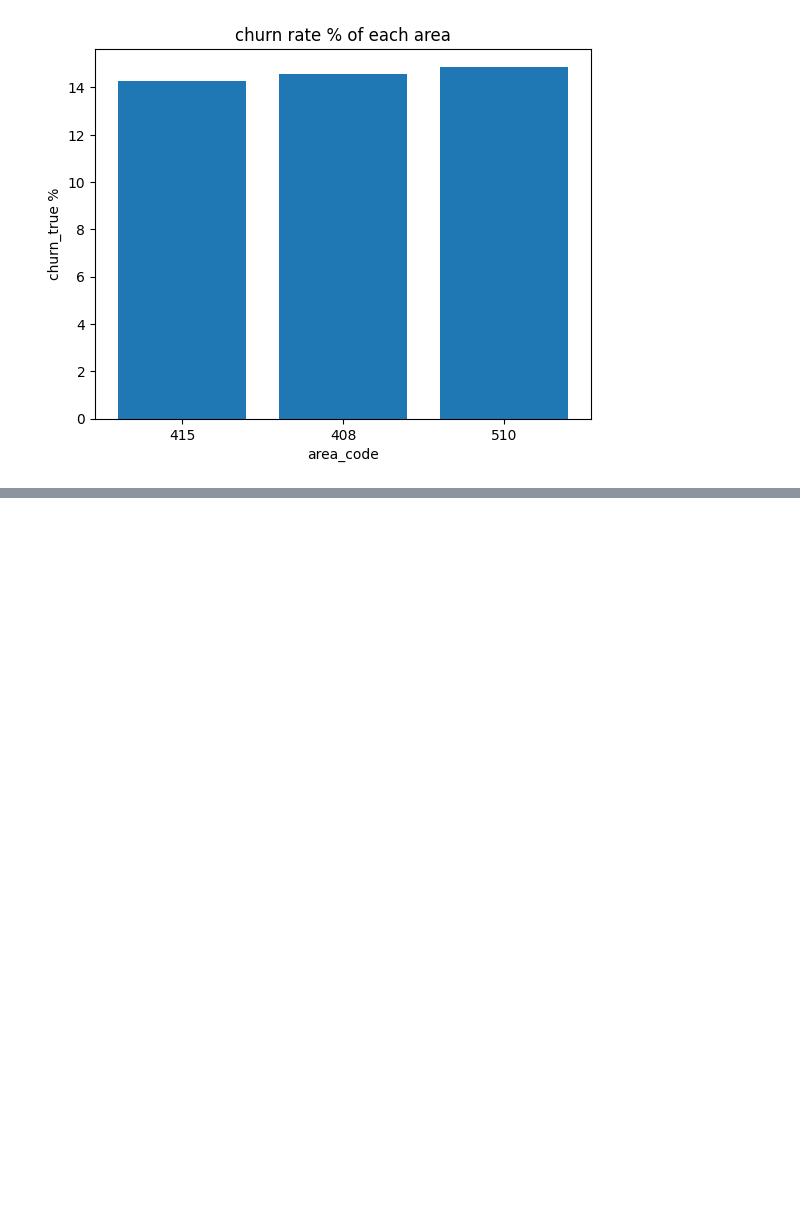
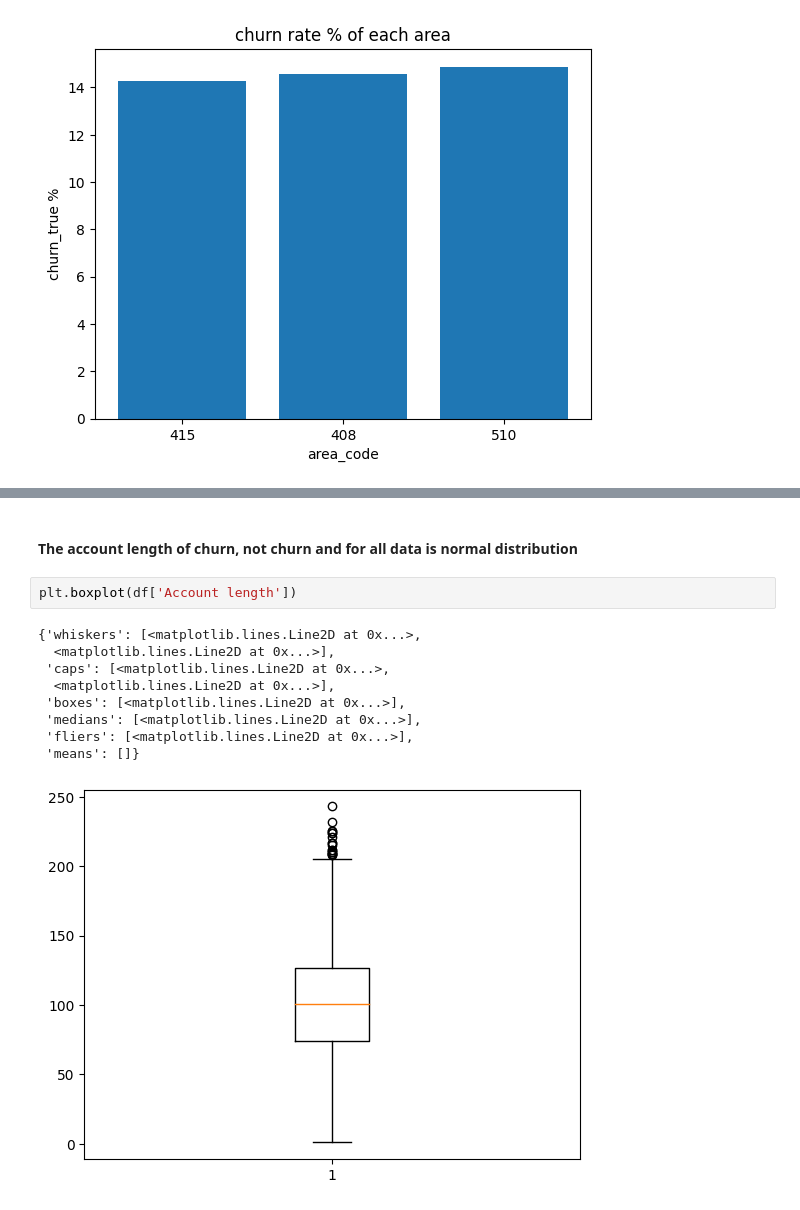
Before and after one commit to tusharraskar/EDA_Alma, a Jupyter notebook: Telecom_Churn_Analysis.ipynb, the cells around one changed output, grey strips where cells are left out. Saved outputs shown, nothing was run; the diff lists cells and outputs as text; blank space fills up the shorter version.

```diff
--- a/Telecom_Churn_Analysis.ipynb
+++ b/Telecom_Churn_Analysis.ipynb
@@ -345,0 +386,14 @@ Text(0.5, 1.0, 'churn rate % of each area')
+# %% [markdown]
+#### The account length of churn, not churn and for all data is normal distribution
+# %%
+plt.boxplot(df['Account length'])
+# %% [output]
+{'whiskers': [<matplotlib.lines.Line2D at 0x...>,
+  <matplotlib.lines.Line2D at 0x...>],
+ 'caps': [<matplotlib.lines.Line2D at 0x...>,
+  <matplotlib.lines.Line2D at 0x...>],
+ 'boxes': [<matplotlib.lines.Line2D at 0x...>],
+ 'medians': [<matplotlib.lines.Line2D at 0x...>],
+ 'fliers': [<matplotlib.lines.Line2D at 0x...>],
+ 'means': []}
+[figure, added]
```
Also changed, not shown: parts of 25 cells of this notebook.
